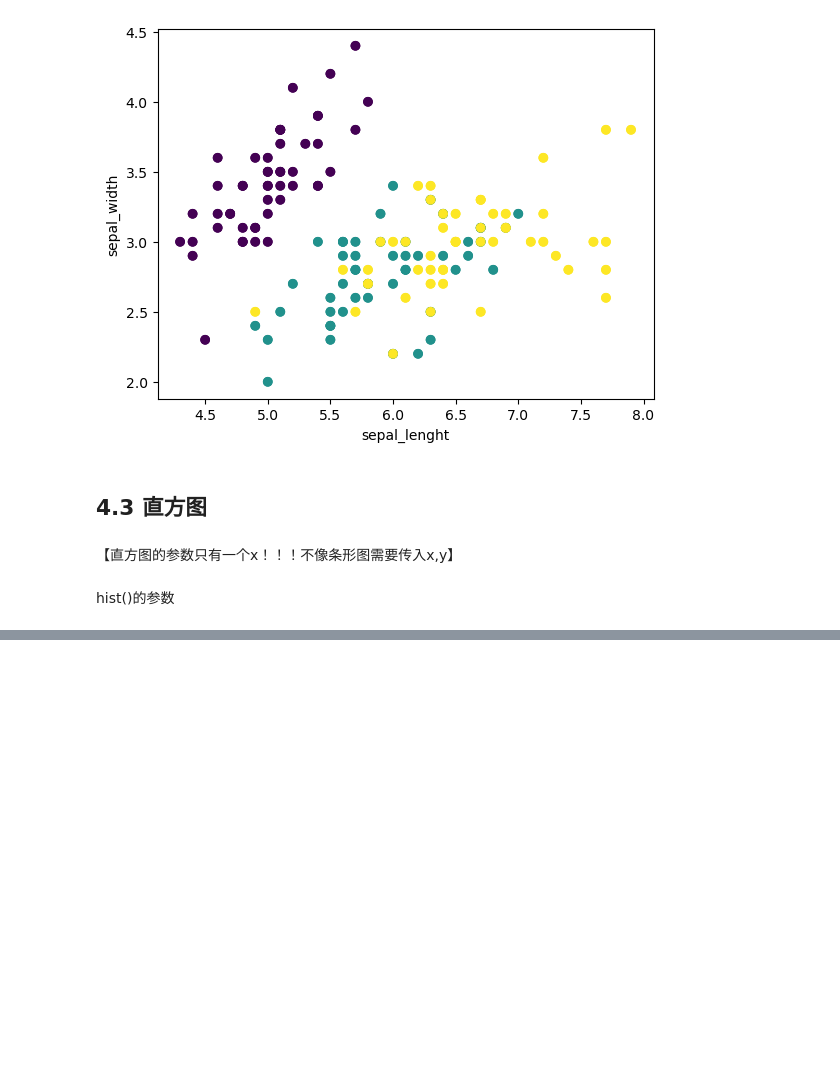
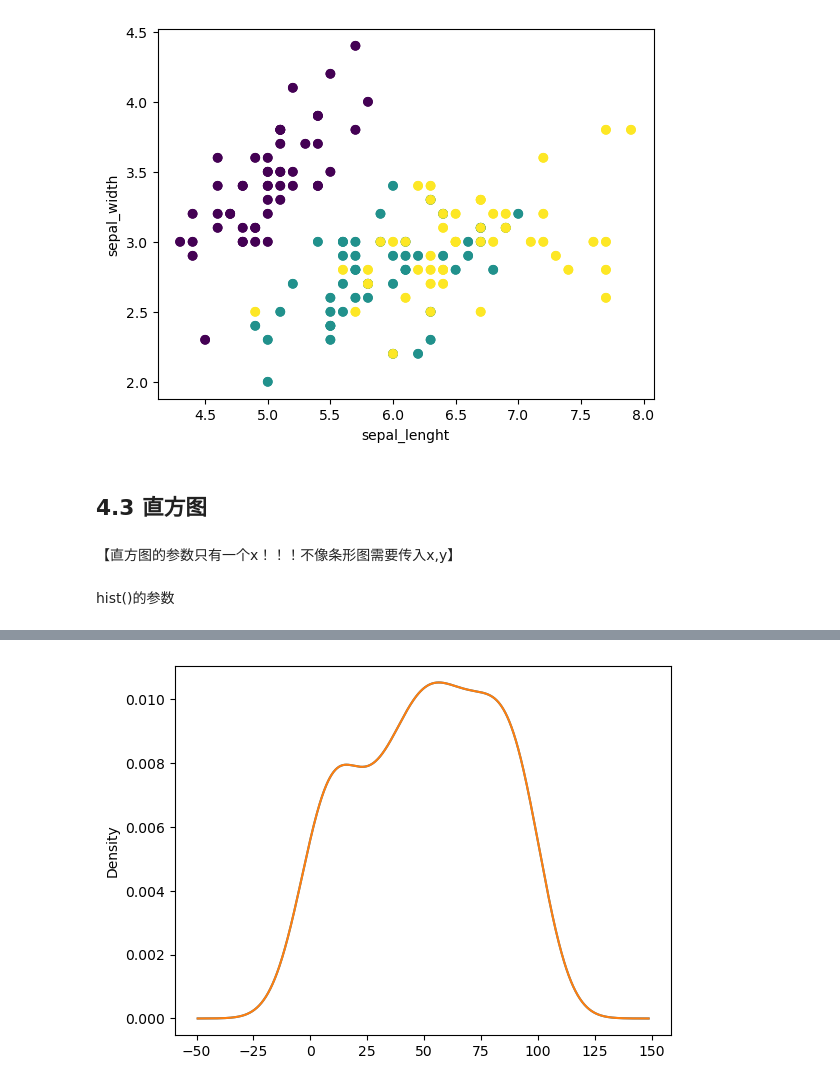
Before and after one commit to Leecoin49/StudyNote, a Jupyter notebook: LLM/AILLM_Luffy/1.Python/第21章Matplotlib/1.Matplotlib绘图.ipynb, the cells around one changed output, grey strips where cells are left out. Drawn from its saved outputs; the diff is of its cells as text; code cells hidden in the pictures; blank space fills up the shorter version.

```diff
--- a/LLM/AILLM_Luffy/1.Python/第21章Matplotlib/1.Matplotlib绘图.ipynb
+++ b/LLM/AILLM_Luffy/1.Python/第21章Matplotlib/1.Matplotlib绘图.ipynb
@@ -966,0 +987,5 @@ hist()的参数
+# %%
+pd. Series(score). plot(kind='kde')
+plt.show()
+# %% [output]
+[figure, added]
```
Also changed, not shown: parts of 38 cells of this notebook.
